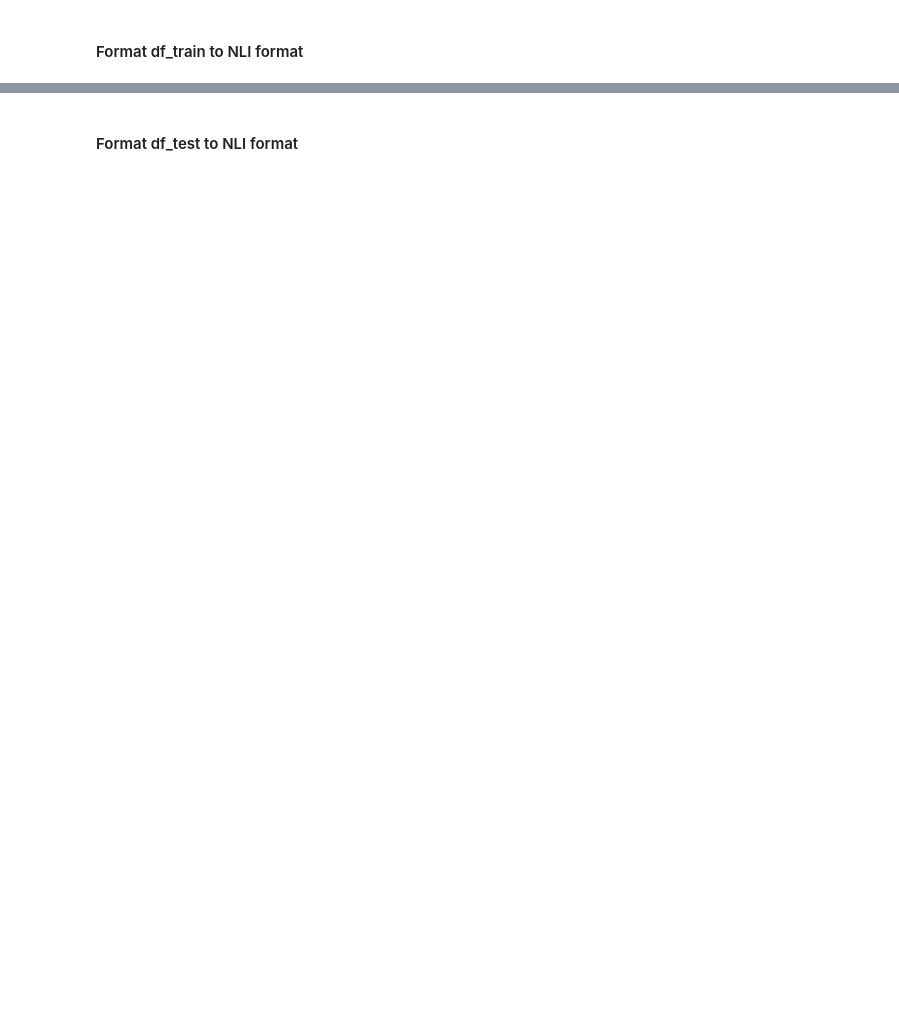
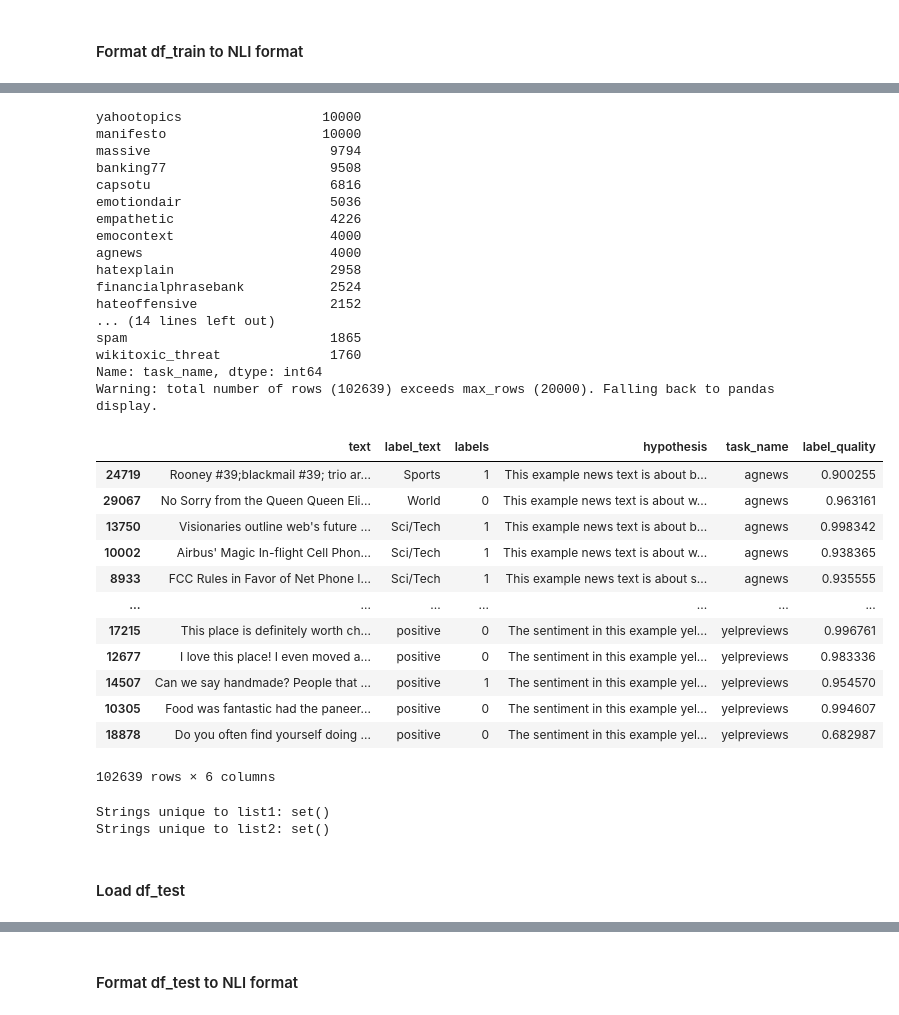
Before and after one commit to MoritzLaurer/zeroshot-classifier, a Jupyter notebook: 3_data_formatting_universal_nli.ipynb, the cells around one changed output, grey strips where cells are left out. Saved outputs shown, nothing was run; the diff lists cells and outputs as text; code cells hidden in the pictures; blank space fills up the shorter version.

```diff
--- a/3_data_formatting_universal_nli.ipynb
+++ b/3_data_formatting_universal_nli.ipynb
@@ -465,6 +527,12 @@ task_names_manual = [
     'trueteacher', 'spam', 'massive', 'banking77', 'emotiondair',
     'emocontext', 'empathetic', 'agnews', 'yahootopics',
     'biasframes_offensive', 'biasframes_sex', 'biasframes_intent',
+    # added for v1.1
+    "manifesto", "capsotu",
     # to be included in v2
+    #'anthropic_harmless', 'anthropic_helpful',
+]
+
+tasks_to_exclude = [
     'anthropic_harmless', 'anthropic_helpful',
 ]
@@ -692,0 +690,21 @@ n_texts after downsampling:  401499
+# %%
+
+# format train set
+df_train_format_lst = []
+for key_task_name, value_df_task_train in df_train_concat_samp.groupby("task_name"):
+
+    # select hypotheses for task
+    hypo_label_dic = task_hypotheses[key_task_name]
+
+    df_train_format = format_nli_trainset(
+        df_train=value_df_task_train, hypo_label_dic=hypo_label_dic,
+        random_seed=SEED_GLOBAL
+    )
+
+    # remove rows where no hypothesis was formulated due to noise
+    df_train_format = df_train_format[~df_train_format.hypothesis.isna()]
+
+    df_train_format_lst.append(df_train_format)
+
+
+df_train_format_concat = pd.concat(df_train_format_lst)
@@ -692,0 +729,48 @@ n_texts after downsampling:  401499
+# %%
+df_train_format_concat = df_train_format_concat[["text", "label_text", "labels", "hypothesis", "task_name", "label_quality"]]
+print(df_train_format_concat.task_name.value_counts())
+
+display(df_train_format_concat)
+
+# test if dataset mismatch
+task_names_train_df = df_train_format_concat.task_name.unique().tolist()
+unique_to_list1 = set(task_names_manual) - set(task_names_train_df)
+unique_to_list2 = set(task_names_train_df) - set(task_names_manual)
+print("Strings unique to list1:", unique_to_list1)
+print("Strings unique to list2:", unique_to_list2)
+assert Counter(task_names_manual) == Counter(task_names_train_df)
+# %% [output]
+yahootopics                  10000
+manifesto                    10000
+massive                       9794
+banking77                     9508
+capsotu                       6816
+emotiondair                   5036
+empathetic                    4226
+emocontext                    4000
+agnews                        4000
+hatexplain                    2958
+financialphrasebank           2524
+hateoffensive                 2152
+... (14 lines left out)
+spam                          1865
+wikitoxic_threat              1760
+Name: task_name, dtype: int64
+Warning: total number of rows (102639) exceeds max_rows (20000). Falling back to pandas display.
+|  | text | label_text | labels | hypothesis | task_name | label_quality |
+| 24719 | Rooney #39;blackmail #39; trio ar... | Sports | 1 | This example news text is about b... | agnews | 0.900255 |
+| 29067 | No Sorry from the Queen Queen Eli... | World | 0 | This example news text is about w... | agnews | 0.963161 |
+| 13750 | Visionaries outline web's future ... | Sci/Tech | 1 | This example news text is about b... | agnews | 0.998342 |
+| 10002 | Airbus' Magic In-flight Cell Phon... | Sci/Tech | 1 | This example news text is about w... | agnews | 0.938365 |
+| 8933 | FCC Rules in Favor of Net Phone I... | Sci/Tech | 1 | This example news text is about s... | agnews | 0.935555 |
+| ... | ... | ... | ... | ... | ... | ... |
+| 17215 | This place is definitely worth ch... | positive | 0 | The sentiment in this example yel... | yelpreviews | 0.996761 |
+| 12677 | I love this place! I even moved a... | positive | 0 | The sentiment in this example yel... | yelpreviews | 0.983336 |
+| 14507 | Can we say handmade? People that ... | positive | 1 | The sentiment in this example yel... | yelpreviews | 0.954570 |
+| 10305 | Food was fantastic had the paneer... | positive | 0 | The sentiment in this example yel... | yelpreviews | 0.994607 |
+| 18878 | Do you often find yourself doing ... | positive | 0 | The sentiment in this example yel... | yelpreviews | 0.682987 |
+102639 rows × 6 columns
+Strings unique to list1: set()
+Strings unique to list2: set()
+# %% [markdown]
+#### Load df_test
```
Also changed, not shown: parts of 49 cells of this notebook.
